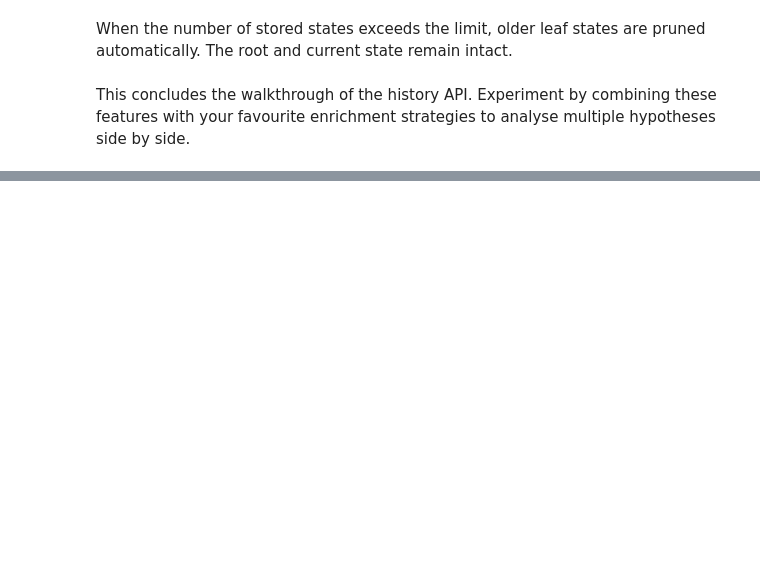
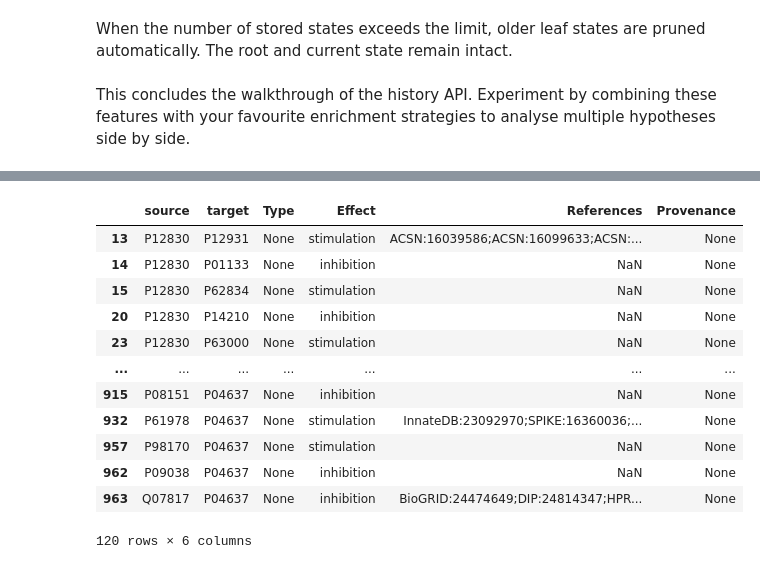
Before and after one commit to sysbio-curie/Neko, a Jupyter notebook: notebooks/11_network_history.ipynb, the cells around one changed output, grey strips where cells are left out. Cells and saved outputs as stored; diff of their text form; code cells hidden in the pictures; blank space fills up the shorter version.

```diff
--- a/notebooks/11_network_history.ipynb
+++ b/notebooks/11_network_history.ipynb
@@ -88,0 +163,16 @@ This concludes the walkthrough of the history API. Experiment by combining these
+# %%
+net.edges
+# %% [output]
+|  | source | target | Type | Effect | References | Provenance |
+| 13 | P12830 | P12931 | None | stimulation | ACSN:16039586;ACSN:16099633;ACSN:... | None |
+| 14 | P12830 | P01133 | None | inhibition | NaN | None |
+| 15 | P12830 | P62834 | None | stimulation | NaN | None |
+| 20 | P12830 | P14210 | None | inhibition | NaN | None |
+| 23 | P12830 | P63000 | None | stimulation | NaN | None |
+| ... | ... | ... | ... | ... | ... | ... |
+| 915 | P08151 | P04637 | None | inhibition | NaN | None |
+| 932 | P61978 | P04637 | None | stimulation | InnateDB:23092970;SPIKE:16360036;... | None |
+| 957 | P98170 | P04637 | None | stimulation | NaN | None |
+| 962 | P09038 | P04637 | None | inhibition | NaN | None |
+| 963 | Q07817 | P04637 | None | inhibition | BioGRID:24474649;DIP:24814347;HPR... | None |
+120 rows × 6 columns
```
Also changed, not shown: parts of 31 cells of this notebook, 2 other files.
